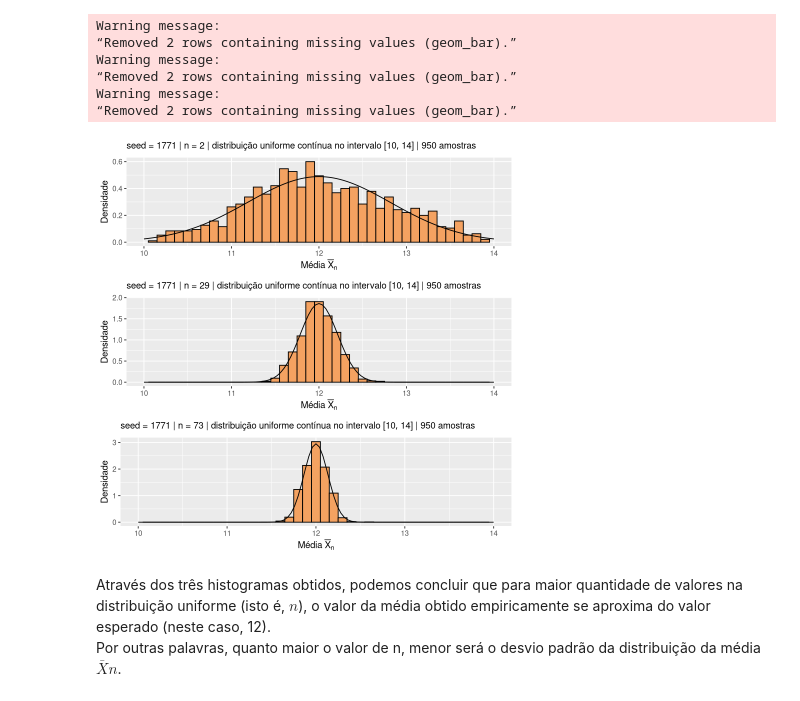
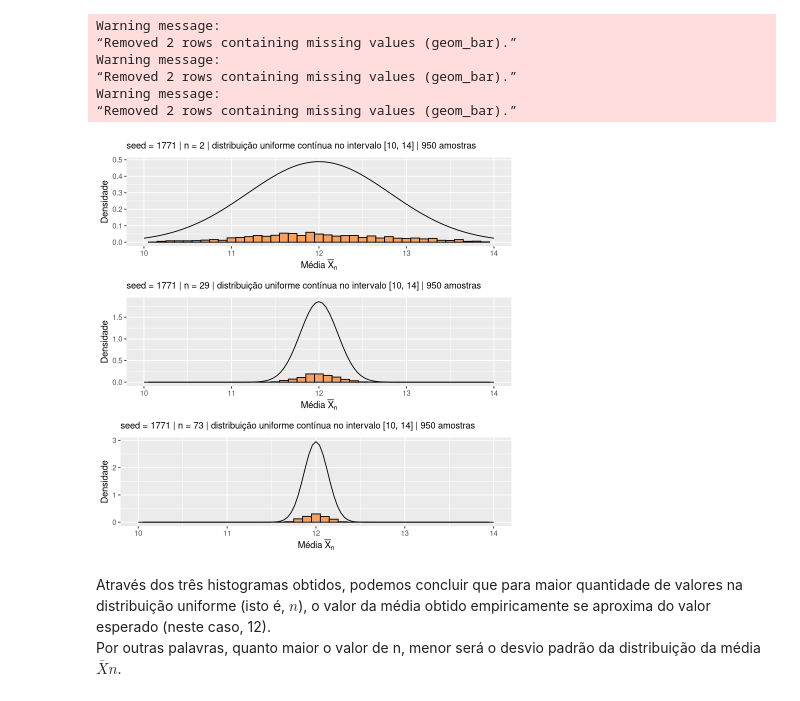
Before and after one commit to diogotcorreia/projeto-computacional-pe, a Jupyter notebook: ex06/ex06.ipynb, the cells around one changed output. Drawn from its saved outputs; the diff is of its cells as text; code cells hidden in the pictures.

Commit message:
Use relative frequency instead of density on ex06

```diff
--- a/ex06/ex06.ipynb
+++ b/ex06/ex06.ipynb
@@ -25,34 +25,34 @@ for (n in N) {
 # %%
 plots <- list()
 for (n in N) {
   df_filtered <- df %>%
     filter(i == n)
   var <- ((1 / 12) * (MAX - MIN)^2) / n
   plot <- df_filtered %>%
     ggplot(aes(x = value)) +
-      geom_histogram(aes(y = ..density..), colour = "black", fill = "#f4a261",
+      geom_histogram(aes(y = ..count../sum(..count..)), colour = "black", fill = "#f4a261",
         binwidth = 0.1) +
       stat_function(fun = dnorm, args = list(mean = mean(c(MIN, MAX)), sd = sqrt(var))) +
       xlim(c(MIN, MAX)) +
       labs(subtitle = TeX(sprintf(paste("seed = %d",
             "$n$ = %d",
             "distribuição uniforme contínua no intervalo $\\[%d, %d\\]$",
             "%d amostras", sep = " | "), SEED, n, MIN, MAX, SAMPLES))) +
       xlab(TeX("Média $\\bar{X}_n$")) +
       ylab("Densidade")
 
   plots <- plots %>% append(list(plot))
 }
 
 grid <- do.call(grid.arrange, plots)
 # %% [output]
 Warning message:
 “Removed 2 rows containing missing values (geom_bar).”
 Warning message:
 “Removed 2 rows containing missing values (geom_bar).”
 Warning message:
 “Removed 2 rows containing missing values (geom_bar).”
-[figure, old version]
+[figure, new version]
 # %%
 ggsave("output.svg", plot = grid, width = 20, height = 14.5, units = "cm")
 # %% [markdown]
```
Also changed, not shown: 2 other files.
